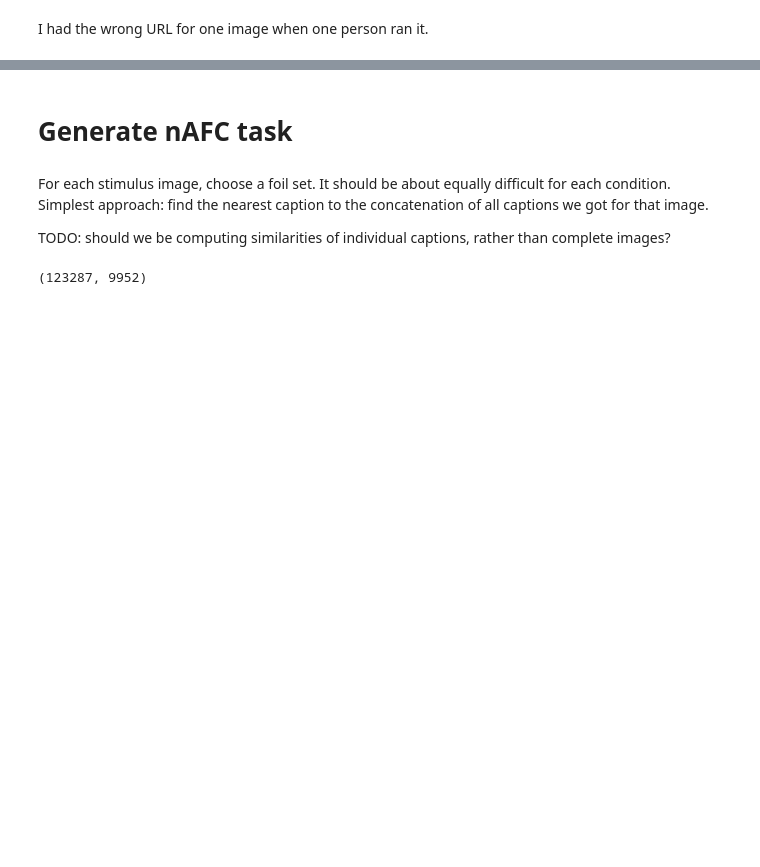
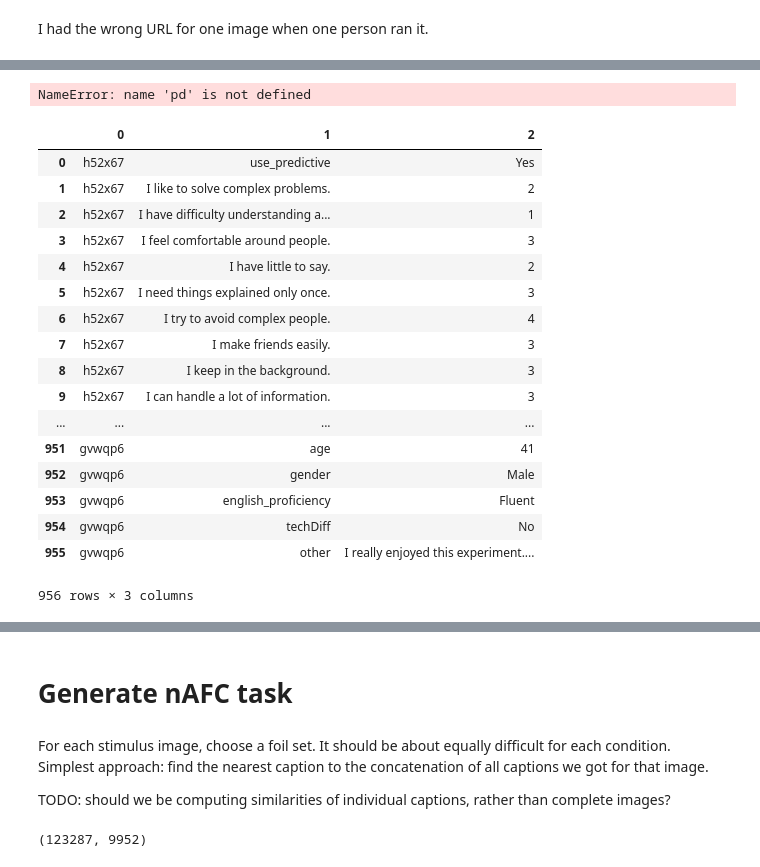
Before and after one commit to kcarnold/textrec, a Jupyter notebook: notebooks/Analysis.ipynb, the cells around one changed output, grey strips where cells are left out. Cells and saved outputs as stored; diff of their text form; code cells hidden in the pictures; blank space fills up the shorter version.

```diff
--- a/notebooks/Analysis.ipynb
+++ b/notebooks/Analysis.ipynb
@@ -99,2 +87,27 @@ len(set(toolz.pluck('participant', trial_data)))
 # %%
 # pd.DataFrame(trial_data).to_clipboard()
+# %%
+block_level, experiment_level = get_survey_data(participants['2018-05-02'])
+# %% [output]
+NameError: name 'pd' is not defined
+# %%
+DataFrame(experiment_level
+# %% [output]
+|  | 0 | 1 | 2 |
+| 0 | h52x67 | use_predictive | Yes |
+| 1 | h52x67 | I like to solve complex problems. | 2 |
+| 2 | h52x67 | I have difficulty understanding a... | 1 |
+| 3 | h52x67 | I feel comfortable around people. | 3 |
+| 4 | h52x67 | I have little to say. | 2 |
+| 5 | h52x67 | I need things explained only once. | 3 |
+| 6 | h52x67 | I try to avoid complex people. | 4 |
+| 7 | h52x67 | I make friends easily. | 3 |
+| 8 | h52x67 | I keep in the background. | 3 |
+| 9 | h52x67 | I can handle a lot of information. | 3 |
+| ... | ... | ... | ... |
+| 951 | gvwqp6 | age | 41 |
+| 952 | gvwqp6 | gender | Male |
+| 953 | gvwqp6 | english_proficiency | Fluent |
+| 954 | gvwqp6 | techDiff | No |
+| 955 | gvwqp6 | other | I really enjoyed this experiment.... |
+956 rows × 3 columns
```
Also changed, not shown: parts of 45 cells of this notebook.
